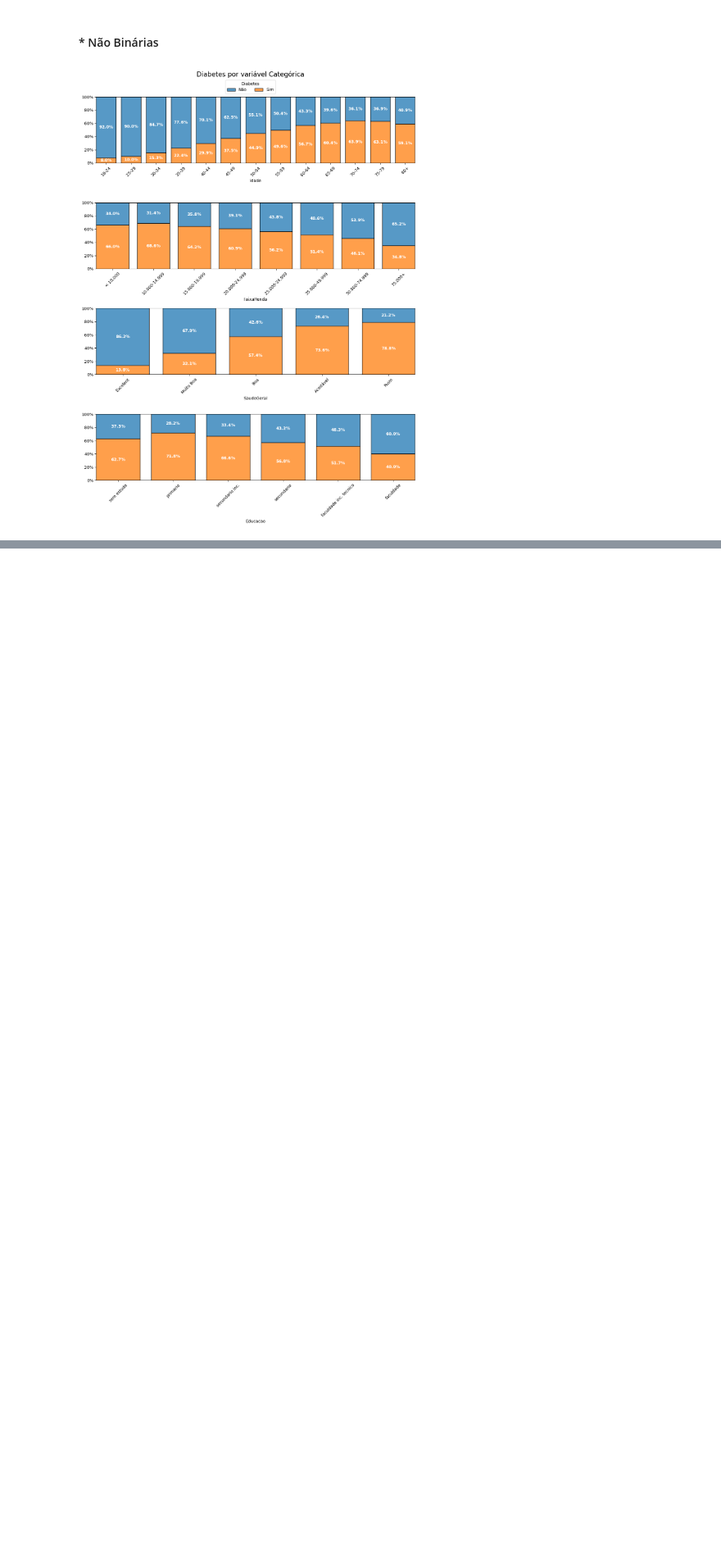
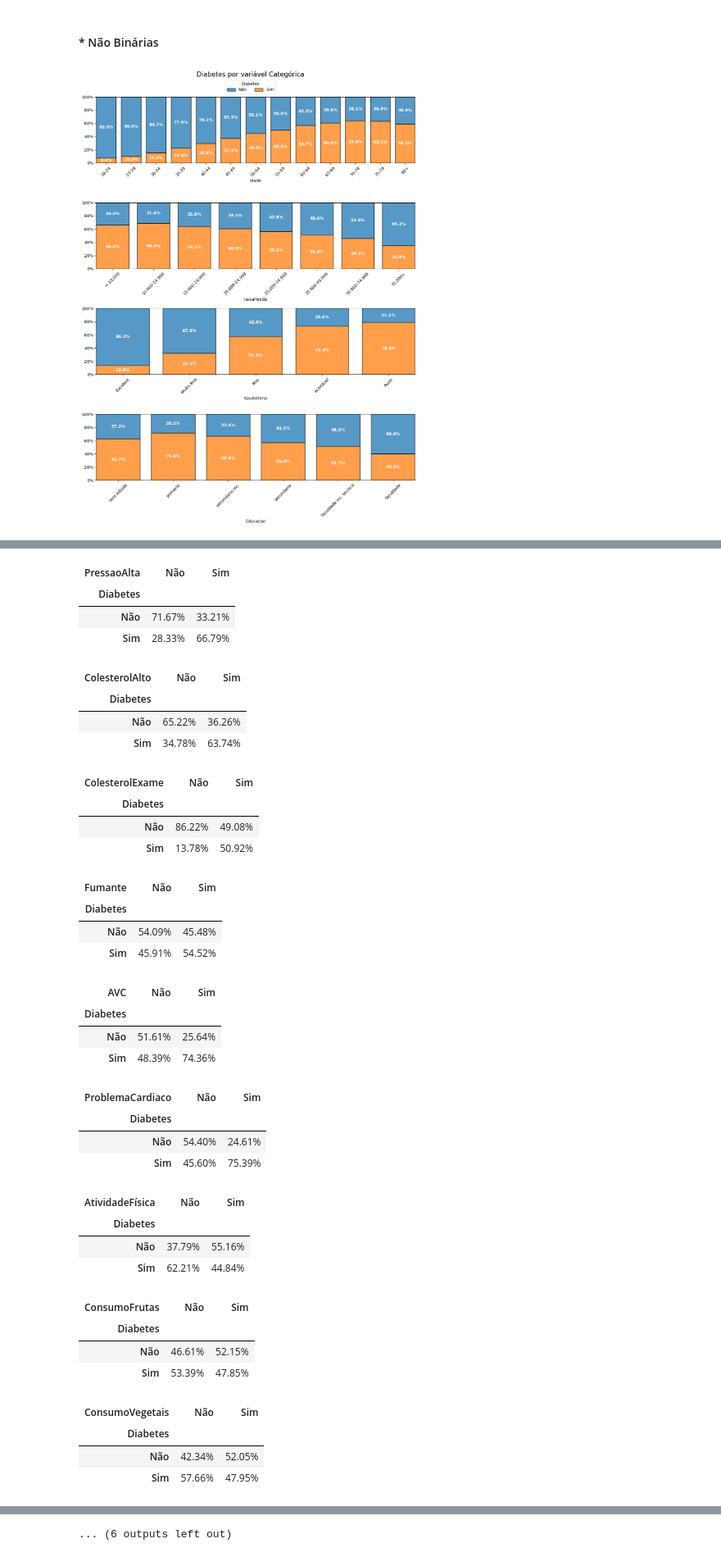
Before and after one commit to loykeevan/estatistica_diabetes, a Jupyter notebook: notebooks/02_le_analise_estatística_diabetes.ipynb, the cells around one changed output, grey strips where cells are left out. Shown at 82% size. Saved outputs shown, nothing was run; the diff lists cells and outputs as text; code cells hidden in the pictures; blank space fills up the shorter version.

```diff
--- a/notebooks/02_le_analise_estatística_diabetes.ipynb
+++ b/notebooks/02_le_analise_estatística_diabetes.ipynb
@@ -369,0 +372,46 @@ plt.show()
+# %%
+for coluna in df_diabetes.select_dtypes("category").columns:
+    if coluna != coluna_alvo:
+        display(pd.crosstab(
+            df_diabetes[coluna_alvo],
+            df_diabetes[coluna],
+            margins=False,
+            normalize='columns'
+            ).style.format("{:.2%}"))
+# %% [output]
+| PressaoAlta | Não | Sim |
+| Diabetes |  |  |
+| Não | 71.67% | 33.21% |
+| Sim | 28.33% | 66.79% |
+| ColesterolAlto | Não | Sim |
+| Diabetes |  |  |
+| Não | 65.22% | 36.26% |
+| Sim | 34.78% | 63.74% |
+| ColesterolExame | Não | Sim |
+| Diabetes |  |  |
+| Não | 86.22% | 49.08% |
+| Sim | 13.78% | 50.92% |
+| Fumante | Não | Sim |
+| Diabetes |  |  |
+| Não | 54.09% | 45.48% |
+| Sim | 45.91% | 54.52% |
+| AVC | Não | Sim |
+| Diabetes |  |  |
+| Não | 51.61% | 25.64% |
+| Sim | 48.39% | 74.36% |
+| ProblemaCardiaco | Não | Sim |
+| Diabetes |  |  |
+| Não | 54.40% | 24.61% |
+| Sim | 45.60% | 75.39% |
+| AtividadeFísica | Não | Sim |
+| Diabetes |  |  |
+| Não | 37.79% | 55.16% |
+| Sim | 62.21% | 44.84% |
+| ConsumoFrutas | Não | Sim |
+| Diabetes |  |  |
+| Não | 46.61% | 52.15% |
+| Sim | 53.39% | 47.85% |
+| ConsumoVegetais | Não | Sim |
+| Diabetes |  |  |
+| Não | 42.34% | 52.05% |
+| Sim | 57.66% | 47.95% |
@@ -369,0 +430 @@ plt.show()
+... (6 outputs left out)
```
Also changed, not shown: parts of 10 cells of this notebook.
